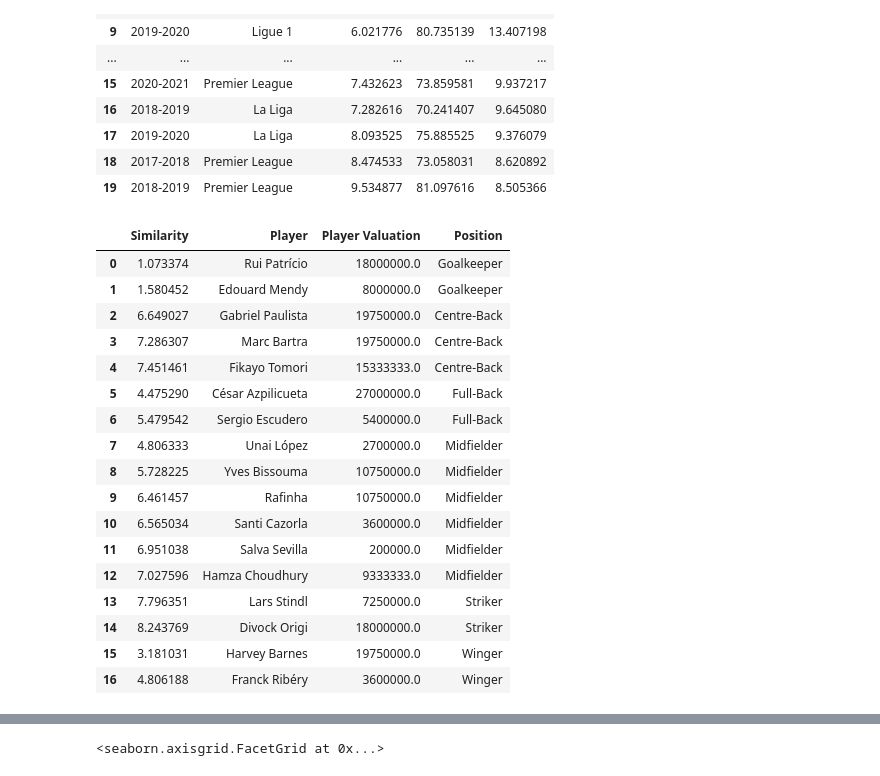
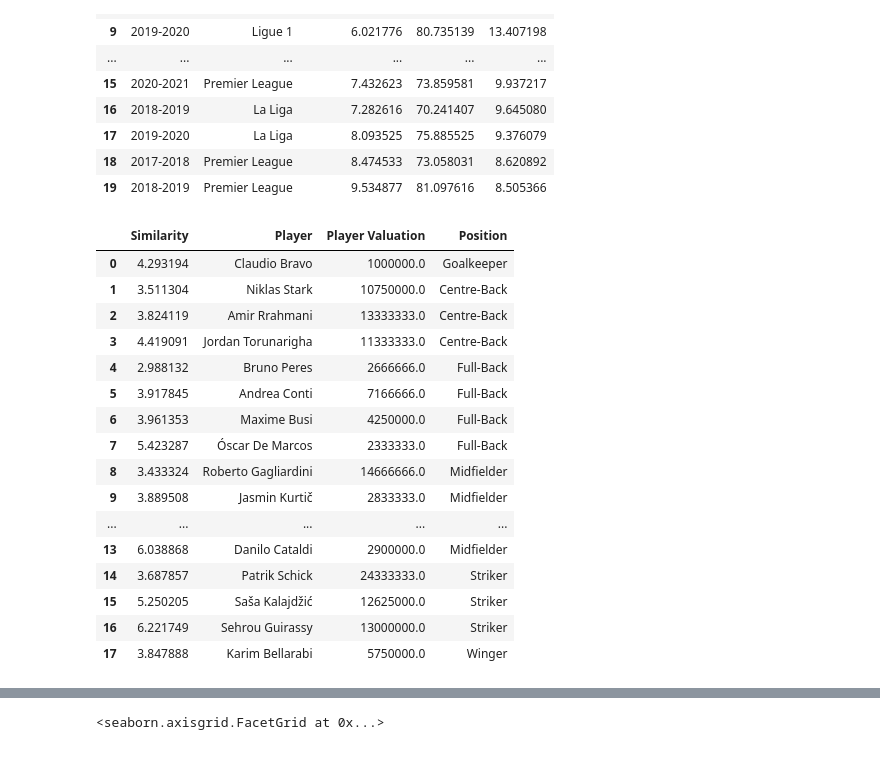
Before and after one commit to Alberto199810/Master-s-thesis-Moneyball-II, a Jupyter notebook: 03_Data Analytics/Moneyball Script.ipynb, the cells around one changed output, grey strips where cells are left out. Cells and saved outputs as stored; diff of their text form; code cells hidden in the pictures.

```diff
--- a/03_Data Analytics/Moneyball Script.ipynb
+++ b/03_Data Analytics/Moneyball Script.ipynb
@@ -175,26 +175,25 @@ coeff
 | 18 | 2017-2018 | Premier League | 8.474533 | 73.058031 | 8.620892 |
 | 19 | 2018-2019 | Premier League | 9.534877 | 81.097616 | 8.505366 |
 # %%
-low_cost_winners('2019-2020', 'Premier League', 2)
+low_cost_winners('2020-2021', 'Serie A', 2)
 # %% [output]
 |  | Similarity | Player | Player Valuation | Position |
-| 0 | 1.073374 | Rui Patrício | 18000000.0 | Goalkeeper |
-| 1 | 1.580452 | Edouard Mendy | 8000000.0 | Goalkeeper |
-| 2 | 6.649027 | Gabriel Paulista | 19750000.0 | Centre-Back |
-| 3 | 7.286307 | Marc Bartra | 19750000.0 | Centre-Back |
-| 4 | 7.451461 | Fikayo Tomori | 15333333.0 | Centre-Back |
-| 5 | 4.475290 | César Azpilicueta | 27000000.0 | Full-Back |
-| 6 | 5.479542 | Sergio Escudero | 5400000.0 | Full-Back |
-| 7 | 4.806333 | Unai López | 2700000.0 | Midfielder |
-| 8 | 5.728225 | Yves Bissouma | 10750000.0 | Midfielder |
-| 9 | 6.461457 | Rafinha | 10750000.0 | Midfielder |
-| 10 | 6.565034 | Santi Cazorla | 3600000.0 | Midfielder |
-| 11 | 6.951038 | Salva Sevilla | 200000.0 | Midfielder |
-| 12 | 7.027596 | Hamza Choudhury | 9333333.0 | Midfielder |
-| 13 | 7.796351 | Lars Stindl | 7250000.0 | Striker |
-| 14 | 8.243769 | Divock Origi | 18000000.0 | Striker |
-| 15 | 3.181031 | Harvey Barnes | 19750000.0 | Winger |
-| 16 | 4.806188 | Franck Ribéry | 3600000.0 | Winger |
+| 0 | 4.293194 | Claudio Bravo | 1000000.0 | Goalkeeper |
+| 1 | 3.511304 | Niklas Stark | 10750000.0 | Centre-Back |
+| 2 | 3.824119 | Amir Rrahmani | 13333333.0 | Centre-Back |
+| 3 | 4.419091 | Jordan Torunarigha | 11333333.0 | Centre-Back |
+| 4 | 2.988132 | Bruno Peres | 2666666.0 | Full-Back |
+| 5 | 3.917845 | Andrea Conti | 7166666.0 | Full-Back |
+| 6 | 3.961353 | Maxime Busi | 4250000.0 | Full-Back |
+| 7 | 5.423287 | Óscar De Marcos | 2333333.0 | Full-Back |
+| 8 | 3.433324 | Roberto Gagliardini | 14666666.0 | Midfielder |
+| 9 | 3.889508 | Jasmin Kurtič | 2833333.0 | Midfielder |
+| ... | ... | ... | ... | ... |
+| 13 | 6.038868 | Danilo Cataldi | 2900000.0 | Midfielder |
+| 14 | 3.687857 | Patrik Schick | 24333333.0 | Striker |
+| 15 | 5.250205 | Saša Kalajdžić | 12625000.0 | Striker |
+| 16 | 6.221749 | Sehrou Guirassy | 13000000.0 | Striker |
+| 17 | 3.847888 | Karim Bellarabi | 5750000.0 | Winger |
 # %%
 from collections import Counter
 
```
Also changed, not shown: parts of 1 cell of this notebook.
